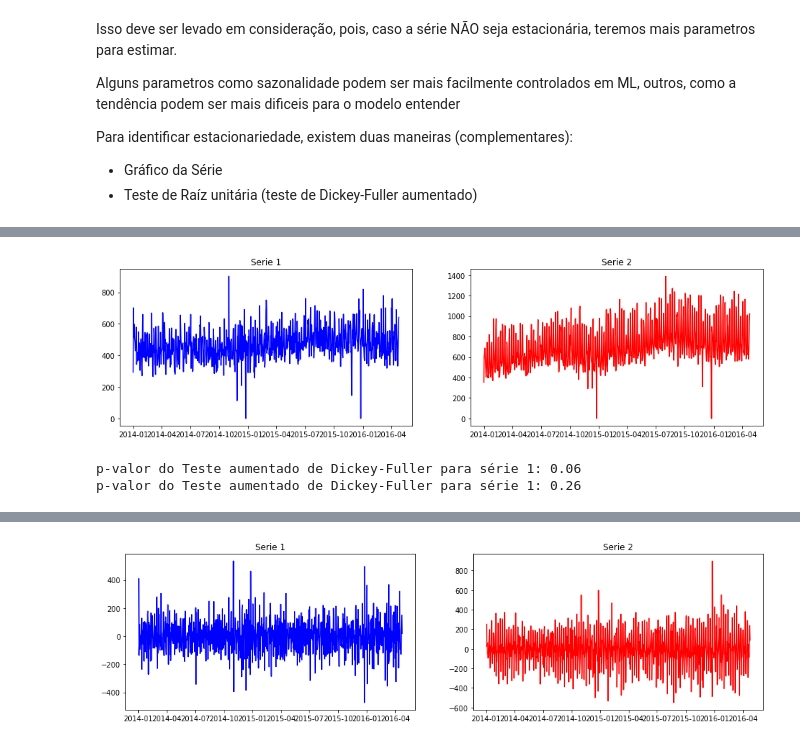
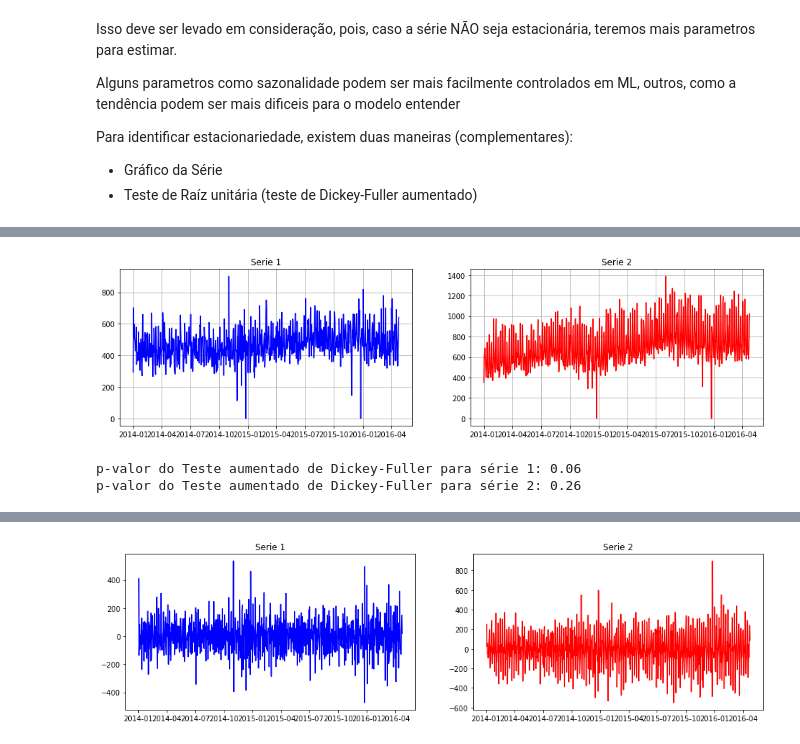
Before and after one commit to lucasmarchioro/TimeSeriesIntro, a Jupyter notebook: TimeSeries_Exemplos.ipynb, the cells around one changed output, grey strips where cells are left out. Drawn from its saved outputs; the diff is of its cells as text; code cells hidden in the pictures.

```diff
--- a/TimeSeries_Exemplos.ipynb
+++ b/TimeSeries_Exemplos.ipynb
@@ -42,10 +42,16 @@ df = df[df['date'] >= '2014-01-01']
 print(df.dept_id.unique())
 lista_itens = df.dept_id.unique()
 
+#Filtrando apenas uma série
 df_item1 = df.loc[df['dept_id'] == 'HOBBIES_1', : ]
+#Coloca o index como a data
 df_item1.index = df_item1.date
-df_item2 = df.loc[df['dept_id'] == 'HOUSEHOLD_1', : ]
-df_item2.index = df_item2.date
+df_item2 = df.loc[df['dept_id'] == 'HOUSEHOLD_1', : ].set_index('date')
+
+df_item1.head()
+
+print(df_item1.shape)
+print(df.shape)
 # %% [output]
 ['FOODS_1' 'FOODS_2' 'FOODS_3' 'HOBBIES_1' 'HOBBIES_2' 'HOUSEHOLD_1'
  'HOUSEHOLD_2']
@@ -172,22 +184,24 @@ Fonte: Hyndman (2018) https://otexts.com/fpp2/stationarity.html
 # %%
 fig, ax = plt.subplots(1,2)
 ax[0].plot(df_item1.index, df_item1.value_sales, color='blue')
+ax[0].grid()
 ax[0].set_title('Serie 1')
 
 ax[1].plot(df_item2.index, df_item2.value_sales, color='red')
+ax[1].grid()
 ax[1].set_title('Serie 2')
 
 plt.show()
 # %% [output]
-[figure, old version]
+[figure, new version]
 # %%
 adfuller_serie_1 = adfuller(df_item1.value_sales)
 adfuller_serie_2 = adfuller(df_item2.value_sales)
 print('p-valor do Teste aumentado de Dickey-Fuller para série 1: {0:.2f}'.format(np.round(adfuller_serie_1[1],2)))
-print('p-valor do Teste aumentado de Dickey-Fuller para série 1: {0:.2f}'.format(np.round(adfuller_serie_2[1],2)))
+print('p-valor do Teste aumentado de Dickey-Fuller para série 2: {0:.2f}'.format(np.round(adfuller_serie_2[1],2)))
 # %% [output]
 p-valor do Teste aumentado de Dickey-Fuller para série 1: 0.06
-p-valor do Teste aumentado de Dickey-Fuller para série 1: 0.26
+p-valor do Teste aumentado de Dickey-Fuller para série 2: 0.26
 # %%
 df_item1.loc[:,'diff_sales'] = df_item1.loc[:,'value_sales'].diff()
 df_item2.loc[:,'diff_sales'] = df_item2.loc[:,'value_sales'].diff()
```
Also changed, not shown: parts of 13 cells of this notebook.
